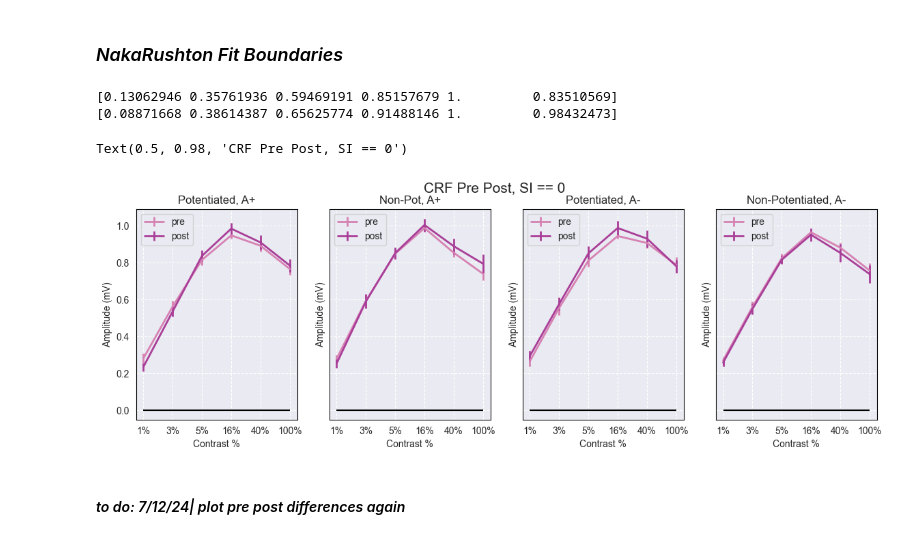
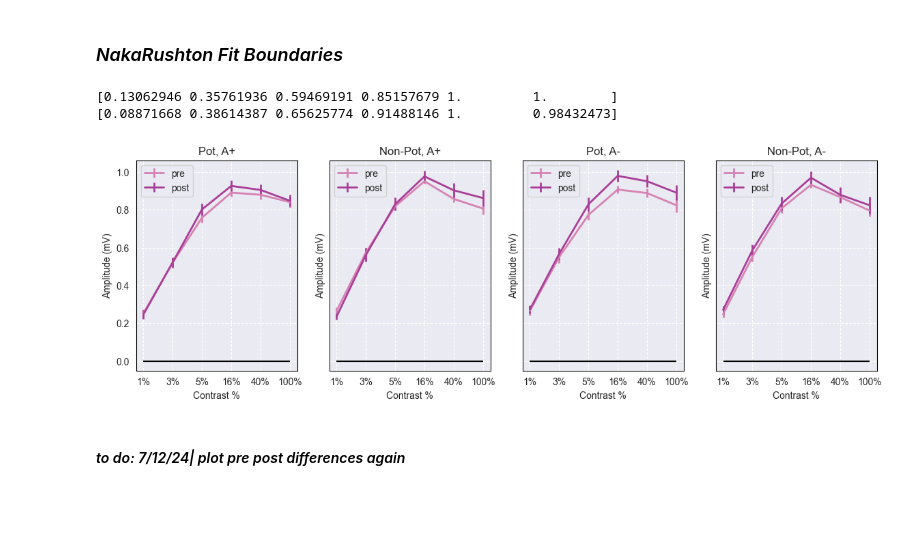
Before and after one commit to PatriciaNL/SSRP_Analysis, a Jupyter notebook: NakaRushtonFits_Script.ipynb, the cells around one changed output. Cells and saved outputs as stored; diff of their text form; code cells hidden in the pictures; blank space fills up the shorter version.

Commit message:
funct addn

```diff
--- a/NakaRushtonFits_Script.ipynb
+++ b/NakaRushtonFits_Script.ipynb
@@ -327,0 +335,33 @@ print(Saturation_Subjs)
+# %%
+def SaturationFix_CRF(crf = PrePostConditionData,SI_In = Saturation_Bool_group,maxCRF_response = SaturatingSweep,conditionInterestedIn  = 0):
+    DataIn = np.array(crf[conditionInterestedIn]) # pre post contrast repsonse functions
+    SI_In = Saturation_Bool_group[conditionInterestedIn] # satruation index for pre post
+    C_Maxresponse= SaturatingSweep[conditionInterestedIn] # max value repsonse in a single contrast repsonse function
+
+    sim_crfFuncts = np.zeros_like(DataIn) # fixed crfs with droping tail
+
+    for SubjIters in range(DataIn.shape[0]):
+        crf_funcs  = DataIn[SubjIters,:,:]
+        SI_Val= SI_In[SubjIters,:]
+        CMax_In = C_Maxresponse[SubjIters,:]
+
+        for prepost in range(2):
+            prepost_crf = crf_funcs[prepost]
+            max_crf_responseLoc = CMax_In[prepost]
+            SI_value = SI_Val[prepost]
+            if SI_value == 1:# if saturation happened ..
+                #print(f'cr at 100% will be modified')
+                maxResponse = prepost_crf[int(max_crf_responseLoc)] # highest reponse to a contrast
+                prepost_crf[5] = maxResponse # max repsonse  at 100 to be modified
+                sim_crfFuncts[SubjIters,prepost,:] = prepost_crf
+            else:
+                sim_crfFuncts[SubjIters,prepost,:] = prepost_crf
+
+                plt.plot(prepost_crf, color = 'black', alpha = 0.3)
+
+
+    return  sim_crfFuncts#sim_crfFuncts
+# %%
+for x in range(4):
+    t = SaturationFix_CRF(crf = PrePostConditionData,SI_In = Saturation_Bool_group,maxCRF_response = SaturatingSweep,conditionInterestedIn  = x)
+    print(t.shape)
@@ -342,38 +412,38 @@ startingGuess = [40,0.1,1,0] # Initial guess for 2f params
 nr_Group = []
 for CondX in range(4):
     #grouped_data = PrePostConditionData[CondX][Saturation_Subjs == 0,:,:] # No Saturation group, SI == 0
-    grouped_data = PrePostConditionData[CondX][Saturation_Subjs > 0,:,:] # Supersaturaton group, SI< 0
+    #grouped_data = PrePostConditionData[CondX][Saturation_Subjs > 0,:,:] # Supersaturaton group, SI< 0
+    grouped_data = PrePostConditionData[CondX] # Supersaturaton group, SI< 0
     nr_Group.append(grouped_data)
 # %%
 print(nr_Group[0][0,0,:])
 print(nr_Group[1][0,0,:])
 # %% [output]
-[0.13062946 0.35761936 0.59469191 0.85157679 1.         0.83510569]
+[0.13062946 0.35761936 0.59469191 0.85157679 1.         1.        ]
 [0.08871668 0.38614387 0.65625774 0.91488146 1.         0.98432473]
 # %%
 fig,axs = plt.subplots(1,4,figsize = ((14,4)), sharey = True)
 
 for x in range(4):
     condition = np.array(nr_Group[x])
     NumObvs = np.sqrt(np.count_nonzero(~np.isnan(condition[:,0,0]))) # get number of subjs
     for prepost in range(2):
         prepost_avgs = np.nanmean(condition[:,prepost,:],axis = 0)
         prepost_stds = np.nanstd(condition[:,prepost,:],axis = 0) / NumObvs
         #axs[x].plot(prepost_avgs, label =crf_label[prepost], color = fill[9+prepost])
         axs[x].errorbar(np.arange(0,6,1),prepost_avgs,yerr = prepost_stds,label =crf_label[prepost], color = fill[9+prepost], linewidth = 2)
         axs[x].set_title(f'{Condition_Label[x]}')
         axs[x].set_ylabel(f'Amplitude (mV)')
         axs[x].set_xlabel(f'Contrast %')
         axs[x].set_xticks(ticks = np.arange(0,6,1),labels = contrast_labs)
         axs[x].hlines(0,xmin = 0,xmax = 5, color = 'black')
         axs[x].legend()
-plt.suptitle(f'CRF Pre Post, SI == 0', fontsize = 15)
+#plt.suptitle(f'CRF Pre Post, SI == 0', fontsize = 15)
 
 ### What ryan wants: for every particpant get SI and then use a function like mas to identify max response, and it its not at 100% take repsone at peack and - response 100%
 # do particpants
 # %% [output]
-Text(0.5, 0.98, 'CRF Pre Post, SI == 0')
-[figure, old version]
+[figure, new version]
 # %% [markdown]
 #### *to do: 7/12/24| plot pre post differences again*
 # %%
```
Also changed, not shown: parts of 10 cells of this notebook, 1 other file.
